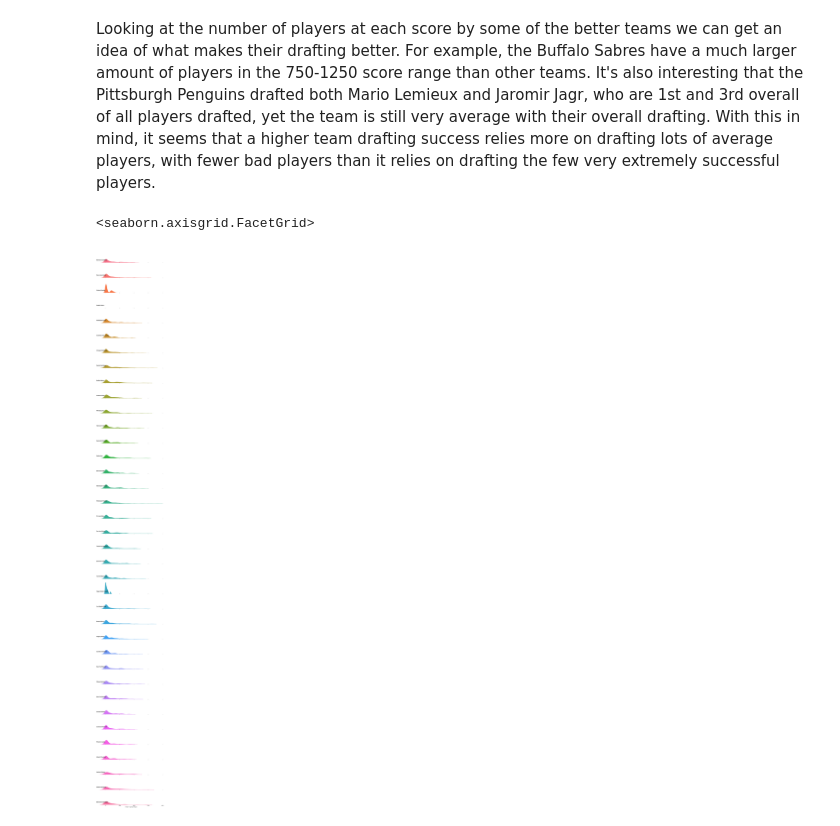
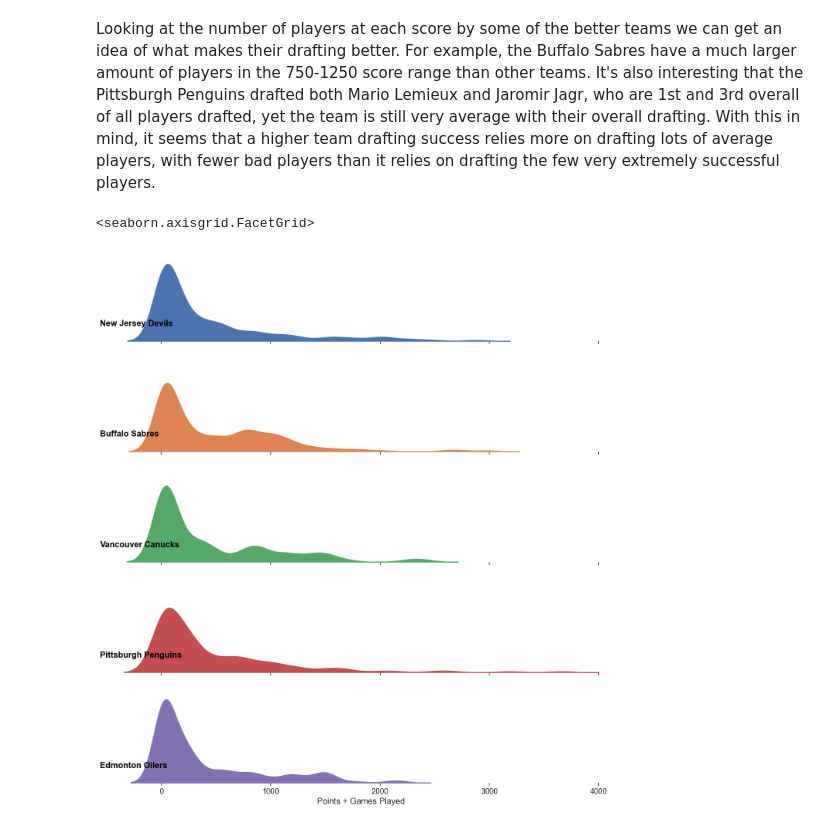
Before and after one commit to ubco-W2022T2-data301/project-group-group31, a Jupyter notebook: analysis/analysis1.ipynb, the cells around one changed output. Cells and saved outputs as stored; diff of their text form; code cells hidden in the pictures.

```diff
--- a/analysis/analysis1.ipynb
+++ b/analysis/analysis1.ipynb
@@ -108,27 +108,29 @@ overall of all players drafted, yet the team is still very average with their ov
 With this in mind, it seems that a higher team drafting success relies more on drafting lots of
 average players, with fewer bad players than it relies on drafting the few very extremely successful players.
 # %%
+df2 = df1982.query("team == 'Buffalo Sabres' | team == 'Pittsburgh Penguins' | team == 'Edmonton Oilers' | team == 'Vancouver Canucks' | team == 'New Jersey Devils'")
+
 # Initialize the FacetGrid object
-g = sns.FacetGrid(df1982, row="team", hue="team", aspect=5, height=3)
+g = sns.FacetGrid(df2, row="team", hue="team", aspect=5, height=3)
 
 # Draw the densities in a few steps
 g.map(sns.kdeplot, "score",
       bw_adjust=.5, clip_on=False,
       fill=True, alpha=1, linewidth=1.5, warn_singular=False)
 
 
 # Define and use a simple function to label the plot in axes coordinates
 def label(x, color, label):
     ax = plt.gca()
     ax.text(0, .2, label, fontweight="bold", color="Black",
             ha="left", va="center", transform=ax.transAxes)
 
 g.map(label, "score")
 
 # Remove axes details
 g.set_titles("")
 g.set(yticks=[], ylabel="", xlabel="Points + Games Played")
 g.despine(bottom=True, left=True)
 # %% [output]
 <seaborn.axisgrid.FacetGrid>
-[figure, old version]
+[figure, new version]
```
Also changed, not shown: parts of 4 cells of this notebook, 1 other file.
